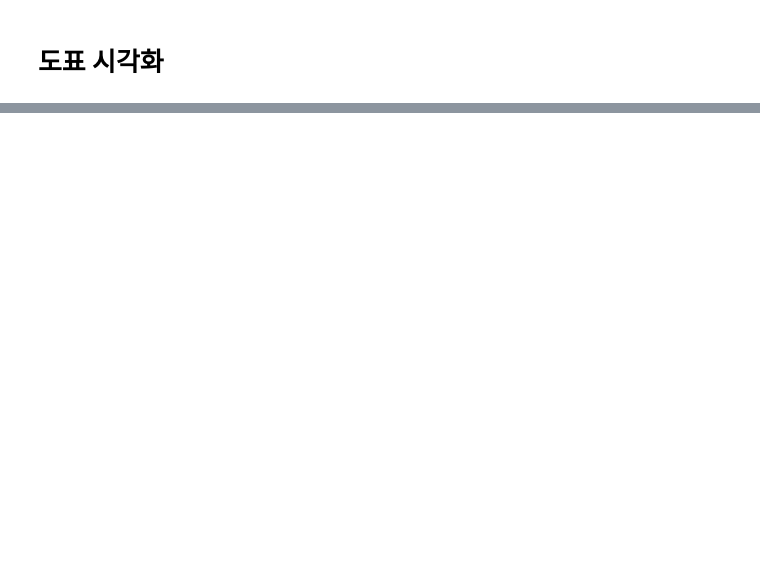
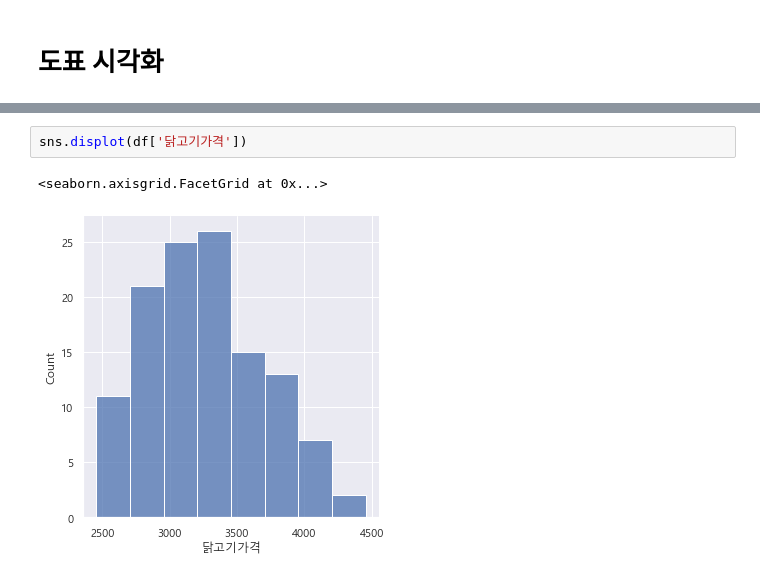
Before and after one commit to fin-special/chicken_price_prediction, a Jupyter notebook: 데이터시각화/hyebin.ipynb, the cells around one changed output, grey strips where cells are left out. Saved outputs shown, nothing was run; the diff lists cells and outputs as text; blank space fills up the shorter version.

```diff
--- a/데이터시각화/hyebin.ipynb
+++ b/데이터시각화/hyebin.ipynb
@@ -25,0 +82,5 @@ df
+# %%
+sns.displot(df['닭고기가격'])
+# %% [output]
+<seaborn.axisgrid.FacetGrid at 0x...>
+[figure, added]
```
Also changed, not shown: parts of 83 cells of this notebook, 2 other files.
